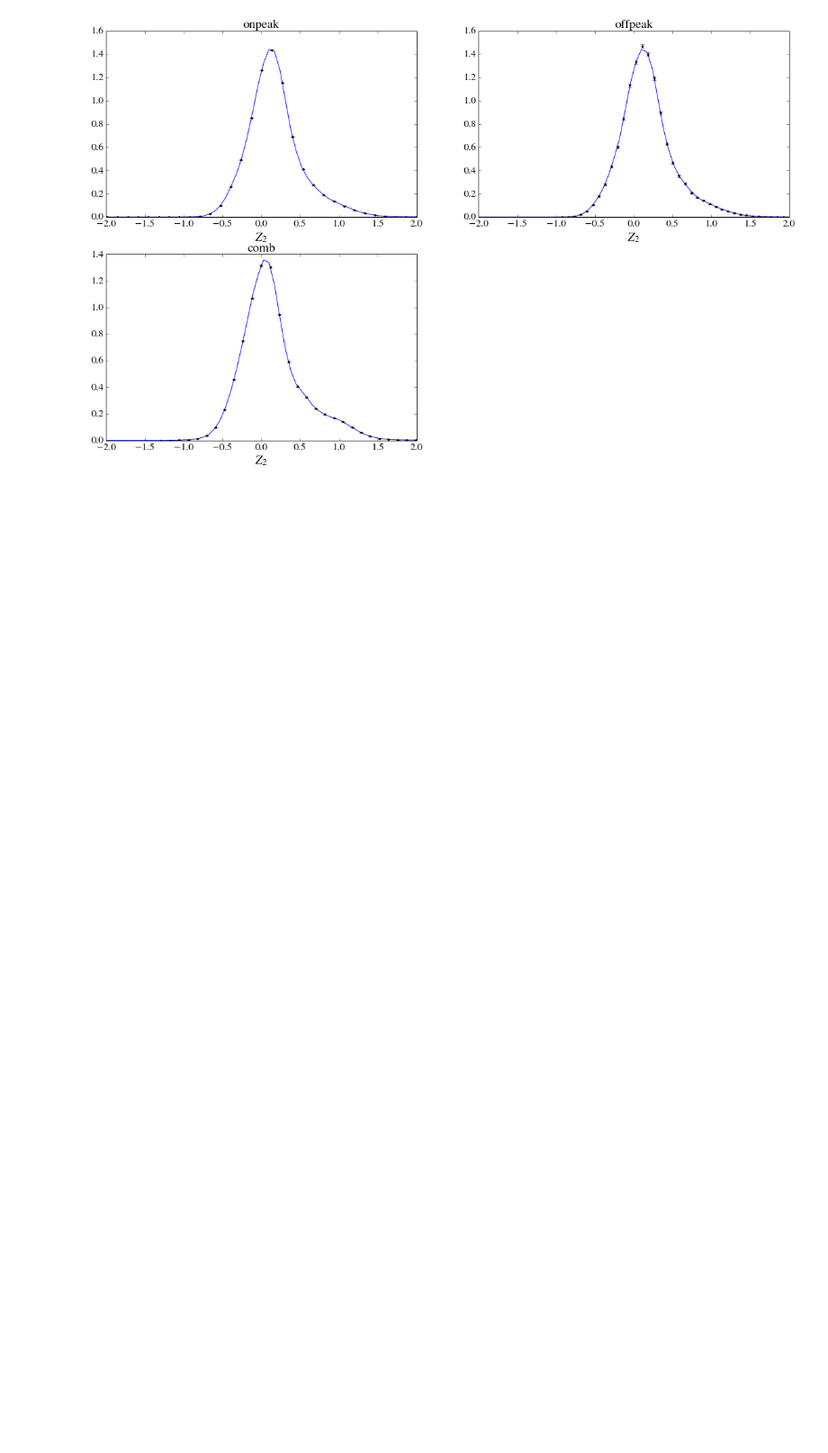
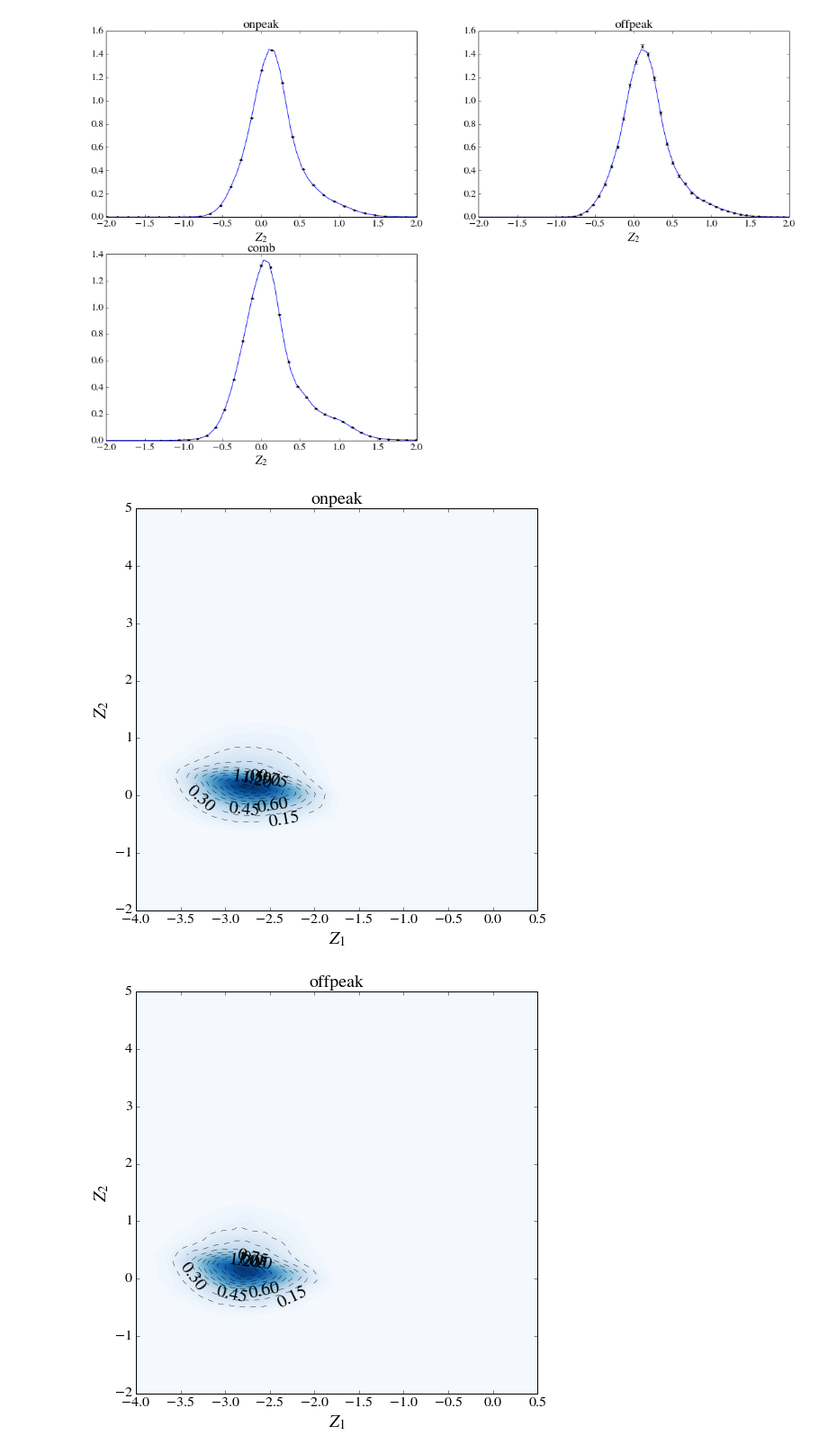
Before and after one commit to jkim-/bdtaunu_reweighting, a Jupyter notebook: sideband_reweight/visualization/individual_components.ipynb, the cells around one changed output. Shown at 90% size. Saved outputs shown, nothing was run; the diff lists cells and outputs as text; code cells hidden in the pictures; blank space fills up the shorter version.

```diff
--- a/sideband_reweight/visualization/individual_components.ipynb
+++ b/sideband_reweight/visualization/individual_components.ipynb
@@ -76,2 +70,14 @@ if save_fig: fig.savefig('sideband_kde1dy.pdf')
 # %% [output]
 [figure]
+# %%
+if save_fig:
+    for i, c in enumerate(evttypes):
+        fig = plt.figure(figsize=(8,8))
+        ax = fig.add_subplot(1,1,1)
+        plot_contour2d(mpl_data_dir+'/'+kde2d_fin_template.format(c), ax=ax,
+                       nlevels=10, colorbar=False,
+                       xlabel=r'$Z_1$', ylabel=r'$Z_2$', title='{0}'.format(c))
+        fig.savefig(kde2d_fout_template.format(c))
+# %% [output]
+[figure, added]
+[figure, added]
```
Also changed, not shown: parts of 6 cells of this notebook.
